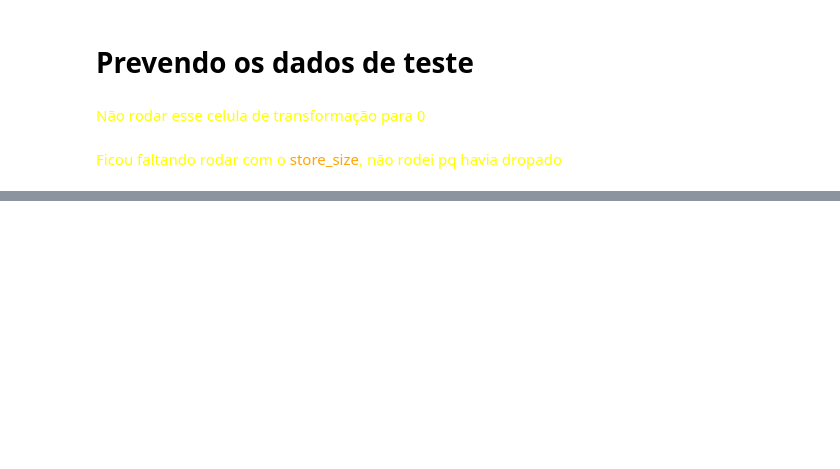
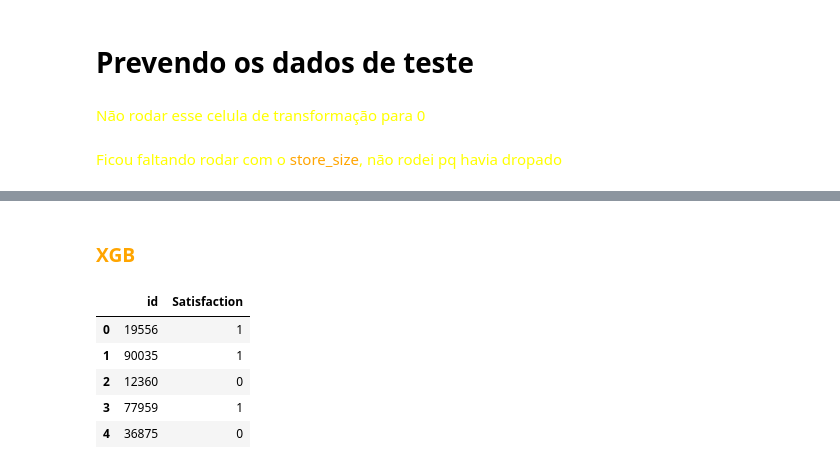
Before and after one commit to Lucas-Sobreira/Hackday_InStyle_Promoter_Score, a Jupyter notebook: Modelo.ipynb, the cells around one changed output, grey strips where cells are left out. Cells and saved outputs as stored; diff of their text form; code cells hidden in the pictures; blank space fills up the shorter version.

```diff
--- a/Modelo.ipynb
+++ b/Modelo.ipynb
@@ -532,3 +601,5 @@ df_predict = df_teste.drop(drop_col_1, axis=1)
+# %%
+df_predict = df_teste.copy()
 # %%
 # Gender Percentage (Porcentagem de homens e mulheres)
 fe_gender = df_predict.groupby('gender').size() / len(df_predict)
@@ -571,0 +649,46 @@ df_submission.to_csv(path + 'submission.csv', index=False, sep=',')
+# %% [markdown]
+### <font color='orange'>XGB</font>
+# %%
+df_predict = df_teste.copy()
+# %%
+# Gender Percentage (Porcentagem de homens e mulheres)
+fe_gender = df_predict.groupby('gender').size() / len(df_predict)
+df_predict['gender'] = df_predict['gender'].map( fe_gender )
+
+# customer_type - Frequency Encoding / Target Encoding / Weighted Targed Encoding
+fe_customer_type = df_predict.groupby( 'customer_type').size() / len( df_predict )
+df_predict['customer_type'] = df_predict['customer_type'].map( fe_customer_type )
+
+# type_of_purchase - Frequency Encoding / Target Encoding
+fe_type_of_purchase = df_predict.groupby( 'type_of_purchase' ).size() / len( df_predict )
+df_predict['type_of_purchase'] = df_predict['type_of_purchase'].map( fe_type_of_purchase )
+
+# Ajuste coluna customer_type para 1 loyal e 0 disloyal
+df_predict['store_size'] = df_predict['store_size'].apply(lambda x: 2 if(x =='Large') else 1 if(x == 'Medium') else 0)
+
+# Criando coluna Faixa_Etaria
+df_predict['age_range'] = df_predict['age'].apply(lambda x: 1 if x <= 18 else
+                                            2 if ((x > 18) and (x <= 30)) else
+                                            3 if (x > 30) and (x <= 50) else
+                                            4 if (x > 50) and (x <= 70) else 5
+                                            )
+
+# Age
+df_predict['age'] = mms_age.fit_transform( df_predict[['age']].values )
+
+# Store Size
+df_predict['store_size'] = oenc.fit_transform( df_predict[['store_size']].values )
+
+xgb_predict = xgb_model.predict( df_predict )
+# %%
+df_submission = df_teste
+df_submission['Satisfaction'] = xgb_predict
+df_submission = df_submission[['id', 'Satisfaction']]
+df_submission.head()
+# %% [output]
+|  | id | Satisfaction |
+| 0 | 19556 | 1 |
+| 1 | 90035 | 1 |
+| 2 | 12360 | 0 |
+| 3 | 77959 | 1 |
+| 4 | 36875 | 0 |
```
Also changed, not shown: parts of 29 cells of this notebook, 1 other file.
